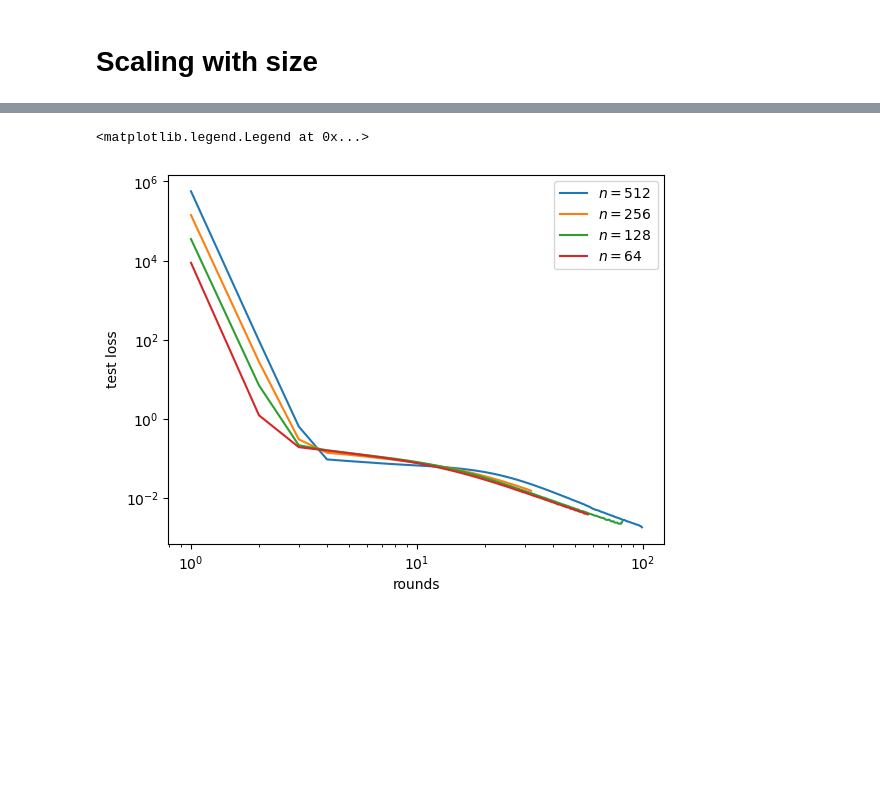
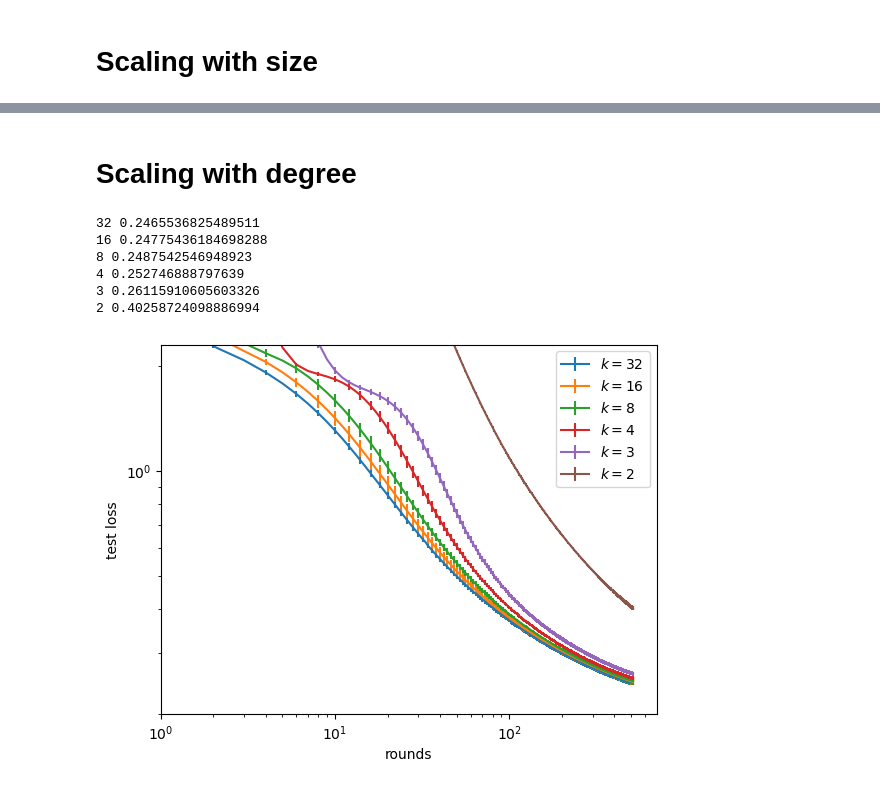
Before and after one commit to arashbm/gossip_training, a Jupyter notebook: stds_and_losses.ipynb, the cells around one changed output, grey strips where cells are left out. Cells and saved outputs as stored; diff of their text form; code cells hidden in the pictures; blank space fills up the shorter version.

```diff
--- a/stds_and_losses.ipynb
+++ b/stds_and_losses.ipynb
@@ -306,20 +362,46 @@ ax.legend()
+# %% [markdown]
+# Scaling with degree
+# %%
+degree_test_losses = {}
+
+for degree in [32, 16, 8, 4, 3, 2]:
+    files = pathlib.Path("logs/networks/regular/").glob(f"nodes-64-degree-{degree}-seed-*-heterogenous-init-4-epochs-simple-balanced_iid-100-items.jsonl")
+    for logfile in tqdm(list(files)):
+        with open(logfile) as f:
+            test_loss = []
+            for line in f:
+                j = json.loads(line, cls=decoder.TorchTensorDecoder)
+                test_loss.append(np.mean(list(j["test_losses"].values())))
+            if degree not in degree_test_losses:
+                degree_test_losses[degree] = []
+            degree_test_losses[degree].append(test_loss)
+# rounds = rounds[:128]
 # %%
 fig, ax = plt.subplots()
 
-for size, test_loss in test_losses.items():
+for degree, test_loss in degree_test_losses.items():
     max_len = max(map(len, test_loss))
     loss = [l + [np.nan]*(max_len - len(l)) for l in test_loss]
-    ax.plot(np.arange(1, max_len),
-            np.nanmean(-np.diff(loss), axis=0),
-            # yerr=1.96*(np.nanstd(loss, axis=0)/(np.sum(np.array(loss) != np.nan, axis=0) - 1)**0.5),
-            label=f"$n={size}$")
+    ax.errorbar(
+            x=np.arange(max_len),
+            y=np.nanmean(loss, axis=0),
+            yerr=1.96*(np.nanstd(loss, axis=0)/np.sum(~np.isnan(loss), axis=0)**0.5),
+            errorevery=2,
+            label=f"$k={degree}$")
+    print(degree, np.min(np.nanmean(loss, axis=0)))
 ax.set_yscale("log")
 ax.set_xscale("log")
 ax.set_xlabel("rounds")
 ax.set_ylabel("test loss")
-ax.set_xlim(0, None)
-# ax.set_ylim(3e-1, np.log(10))
+ax.set_xlim(1, None)
+ax.set_ylim(2e-1, np.log(10))
 ax.legend()
+fig.savefig("figures/test_loss_scaling_degree.pdf")
 # %% [output]
-<matplotlib.legend.Legend at 0x...>
+32 0.2465536825489511
+16 0.24775436184698288
+8 0.2487542546948923
+4 0.252746888797639
+3 0.26115910605603326
+2 0.40258724098886994
-[figure, old version]
+[figure, new version]
```
Also changed, not shown: parts of 35 cells of this notebook.
